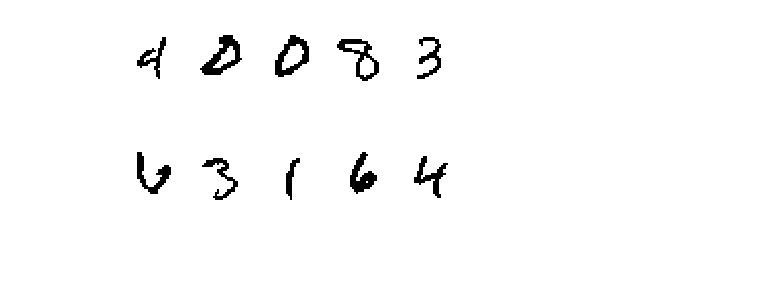
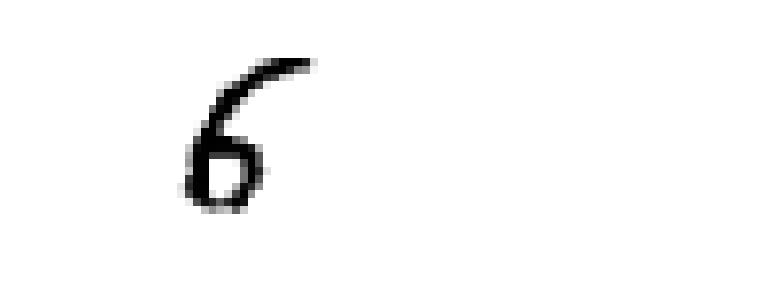
Before and after one commit to sultanko/ml_hw, a Jupyter notebook: hw6/hw6.ipynb, the cells around one changed output. Saved outputs shown, nothing was run; the diff lists cells and outputs as text; code cells hidden in the pictures; blank space fills up the shorter version.

```diff
--- a/hw6/hw6.ipynb
+++ b/hw6/hw6.ipynb
@@ -36,7 +35,7 @@ def load_mnist(dataset = "training", path = "."):
     #    yield get_img(i)
 # %%
 def transform_image(img):
-    return np.reshape(img, (784, 1))
+    return np.reshape(img, (1, 784))
 
 def transform_label(j, n=10):
     e = np.zeros((n, 1))
@@ -61,8 +60,8 @@ def binarize_images(imgs):
     return (imgs > 120).astype(int)
 
 def standartize_images(imgs):
-    return scale(imgs, axis=1)
+    return imgs / 255
 
-train_images = binarize_images(train_images)
-test_images = binarize_images(test_images)
-#print (train_images[120])
+#print (train_images.shape)
+train_images = standartize_images(train_images)
+test_images  = standartize_images(test_images)
@@ -69,16 +70,16 @@ test_images = binarize_images(test_images)
 # %%
-
 np.random.seed(42)
 
 train_indices = np.random.randint(0, len(train_images), 10)
 
-for ix, image in enumerate(train_images[train_indices]):
-    plt.subplot(2, 5, ix + 1)
-    plt.axis("off")
-    plt.imshow(np.reshape(image, (28, 28)), cmap=plt.cm.gray_r, interpolation="nearest")
+#for ix, image in enumerate(train_images[train_indices]):
+image = train_images[np.random.randint(0, len(train_images))]
+plt.subplot(1, 1, 1)
+plt.axis("off")
+plt.imshow(np.reshape(image, (28, 28)), cmap=plt.cm.gray_r, interpolation="nearest")
 plt.show()
 # %% [output]
-[figure, old version]
+[figure, new version]
 # %%
 def sigmoid(x):
     return 1./(1 + np.exp(-x))
```
Also changed, not shown: parts of 17 cells of this notebook.
